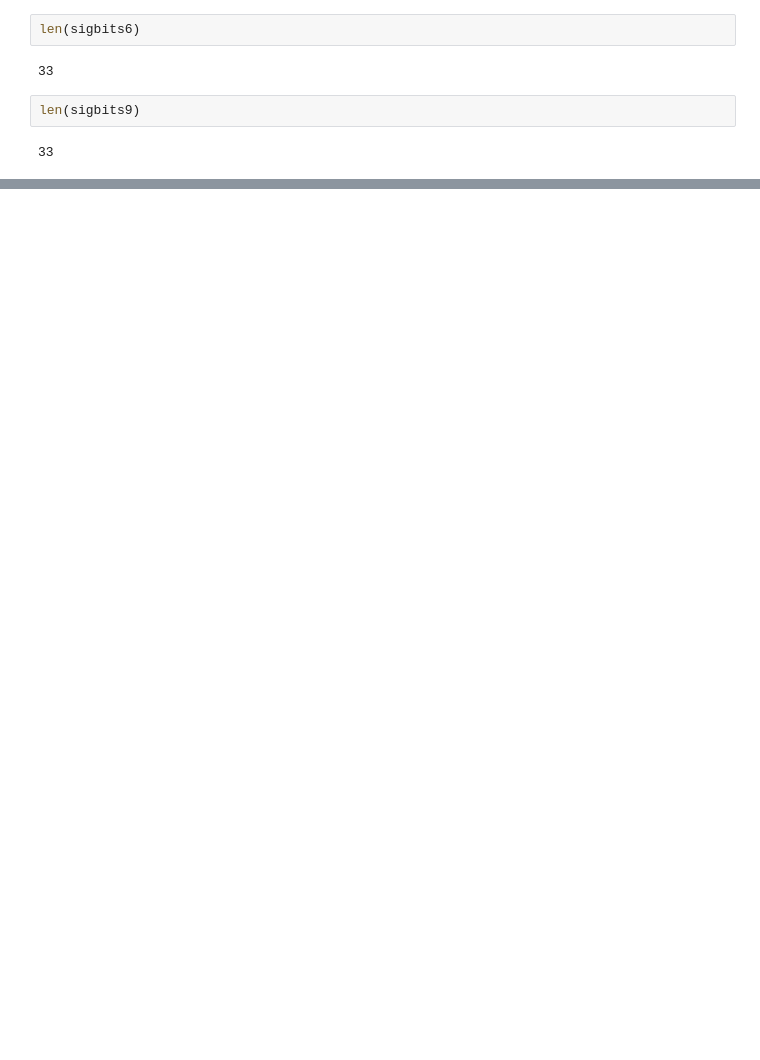
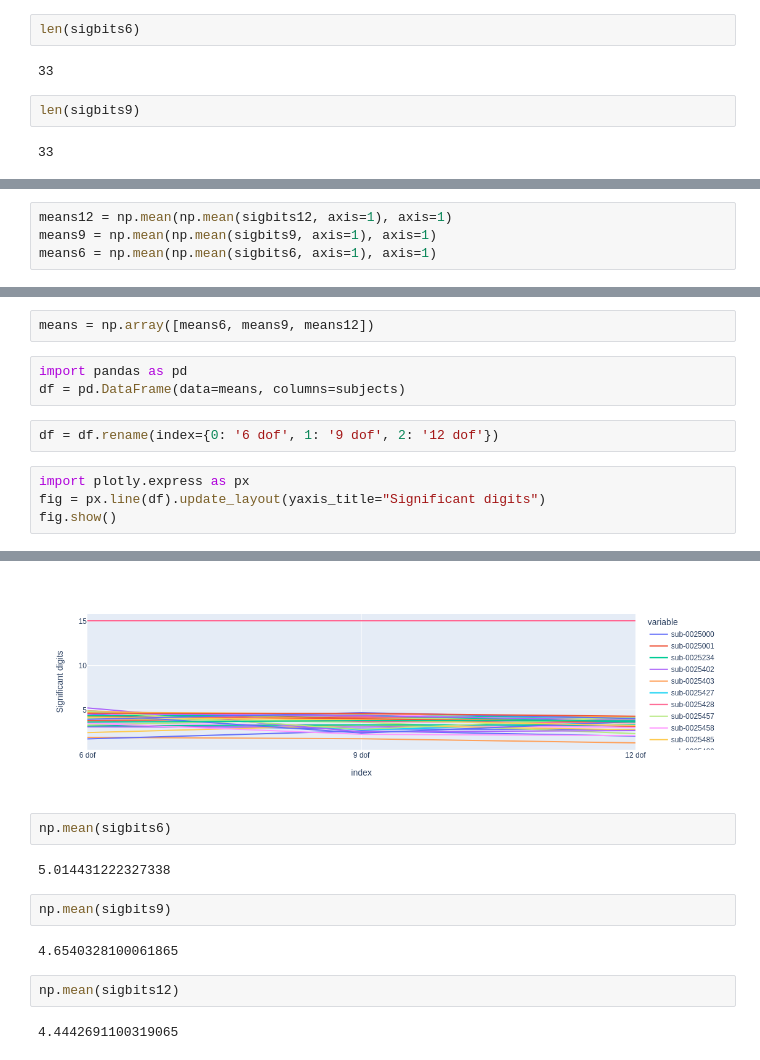
Before and after one commit to InesGP/fuzzy-linreg, a Jupyter notebook: transformation_params_mca.ipynb, the cells around one changed output, grey strips where cells are left out. Saved outputs shown, nothing was run; the diff lists cells and outputs as text; blank space fills up the shorter version.

```diff
--- a/transformation_params_mca.ipynb
+++ b/transformation_params_mca.ipynb
@@ -102,0 +144,4 @@ len(sigbits9)
+# %%
+means12 = np.mean(np.mean(sigbits12, axis=1), axis=1)
+means9 = np.mean(np.mean(sigbits9, axis=1), axis=1)
+means6 = np.mean(np.mean(sigbits6, axis=1), axis=1)
@@ -102,0 +168,12 @@ len(sigbits9)
+# %%
+means = np.array([means6, means9, means12])
+# %%
+import pandas as pd
+df = pd.DataFrame(data=means, columns=subjects)
+# %%
+df = df.rename(index={0: '6 dof', 1: '9 dof', 2: '12 dof'})
+# %%
+import plotly.express as px
+fig = px.line(df).update_layout(yaxis_title="Significant digits")
+fig.show()
+# %% [output]
@@ -102,0 +181,13 @@ len(sigbits9)
+[figure, added]
+# %%
+np.mean(sigbits6)
+# %% [output]
+5.014431222327338
+# %%
+np.mean(sigbits9)
+# %% [output]
+4.6540328100061865
+# %%
+np.mean(sigbits12)
+# %% [output]
+4.4442691100319065
```
Also changed, not shown: parts of 15 cells of this notebook, 1 other file.
